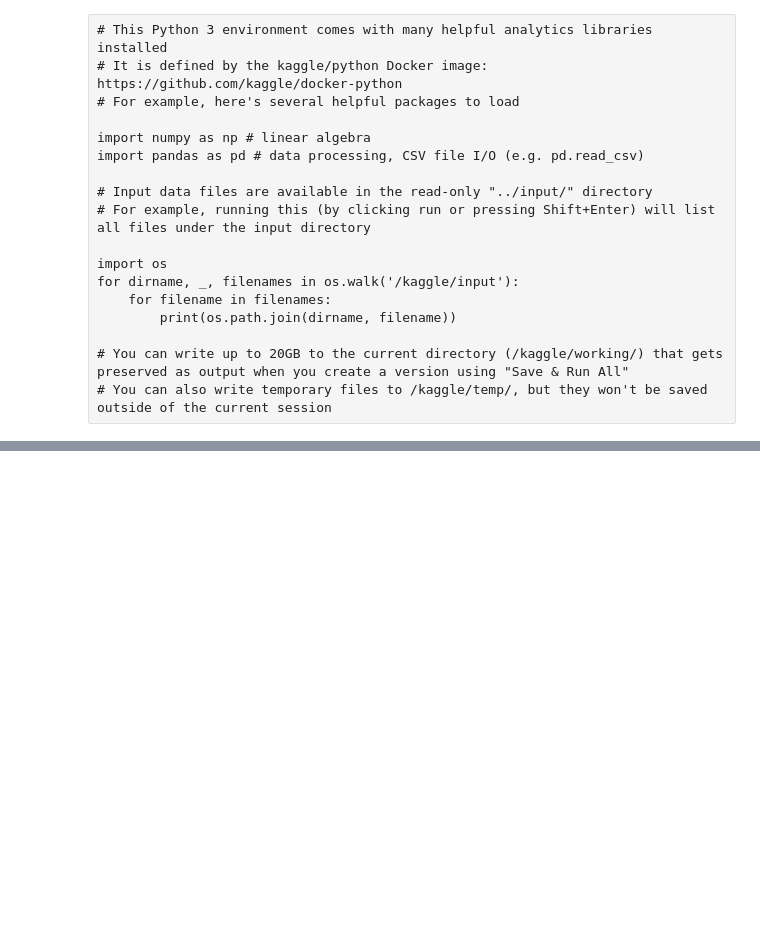
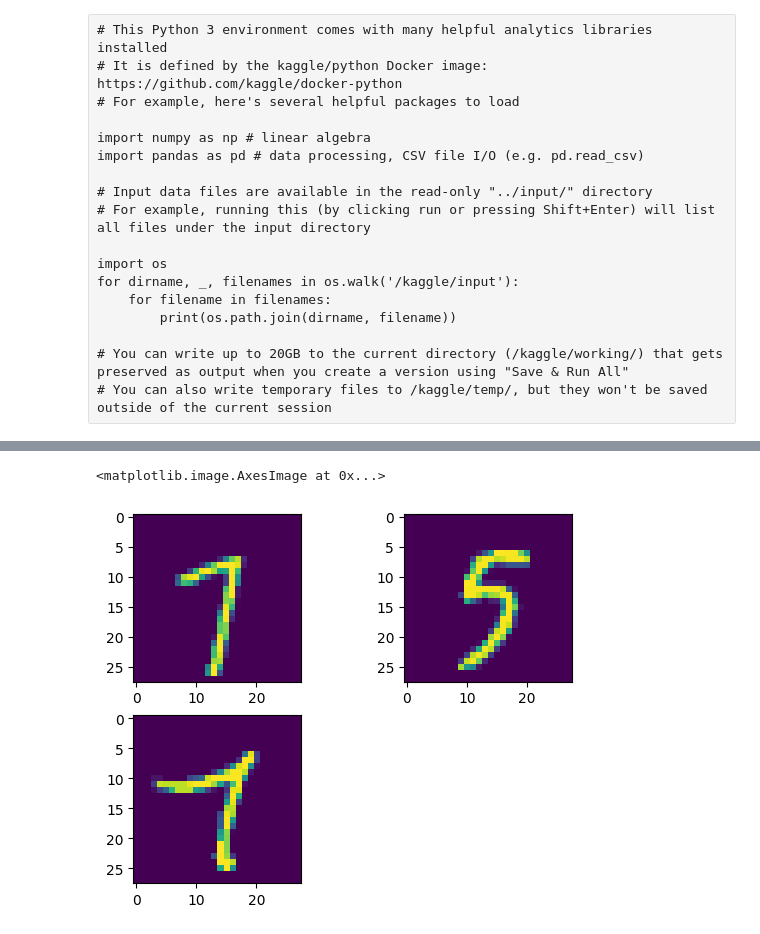
Before and after one commit to lakshmipriya-ragupathi/kaggle-datasets, a Jupyter notebook: vae-ver-1.ipynb, the cells around one changed output, grey strips where cells are left out. Drawn from its saved outputs; the diff is of its cells as text; code cells hidden in the pictures; blank space fills up the shorter version.

```diff
--- a/vae-ver-1.ipynb
+++ b/vae-ver-1.ipynb
@@ -16,3 +16,40 @@ for dirname, _, filenames in os.walk('/kaggle/input'):
 
 # You can write up to 20GB to the current directory (/kaggle/working/) that gets preserved as output when you create a version using "Save & Run All"
 # You can also write temporary files to /kaggle/temp/, but they won't be saved outside of the current session
+# %%
+import numpy as np
+import pandas as pd
+
+import keras
+from keras.layers import Conv2D, Conv2DTranspose, Input, Flatten, Dense, Lambda, Reshape
+from keras.models import Model
+from keras.datasets import mnist
+#from keras import backend as K
+
+import matplotlib.pyplot as plt
+
+
+(x_train, y_train), (x_test, y_test) = mnist.load_data()
+
+x_train = x_train.astype('float32')
+x_test = x_test.astype('float32')
+x_train = x_train/255
+x_test = x_test/255
+
+img_width = x_train.shape[1]
+img_height = x_train.shape[2]
+num_channels = 1
+x_train = x_train.reshape(x_train.shape[0], img_height, img_width, num_channels)
+x_test = x_test.reshape(x_test.shape[0], img_height, img_width, num_channels)
+input_shape = (img_height, img_width, num_channels)
+
+plt.figure(1)
+plt.subplot(221)
+plt.imshow(x_train[42][:,:,0])
+
+plt.subplot(222)
+plt.imshow(x_train[420][:,:,0])
+
+plt.subplot(223)
+plt.imshow(x_train[4200][:,:,0])
+# %% [output]
@@ -19 +58,3 @@ for dirname, _, filenames in os.walk('/kaggle/input'):
+<matplotlib.image.AxesImage at 0x...>
+[figure, added]
 # %%
```
Also changed, not shown: parts of 8 cells of this notebook.
